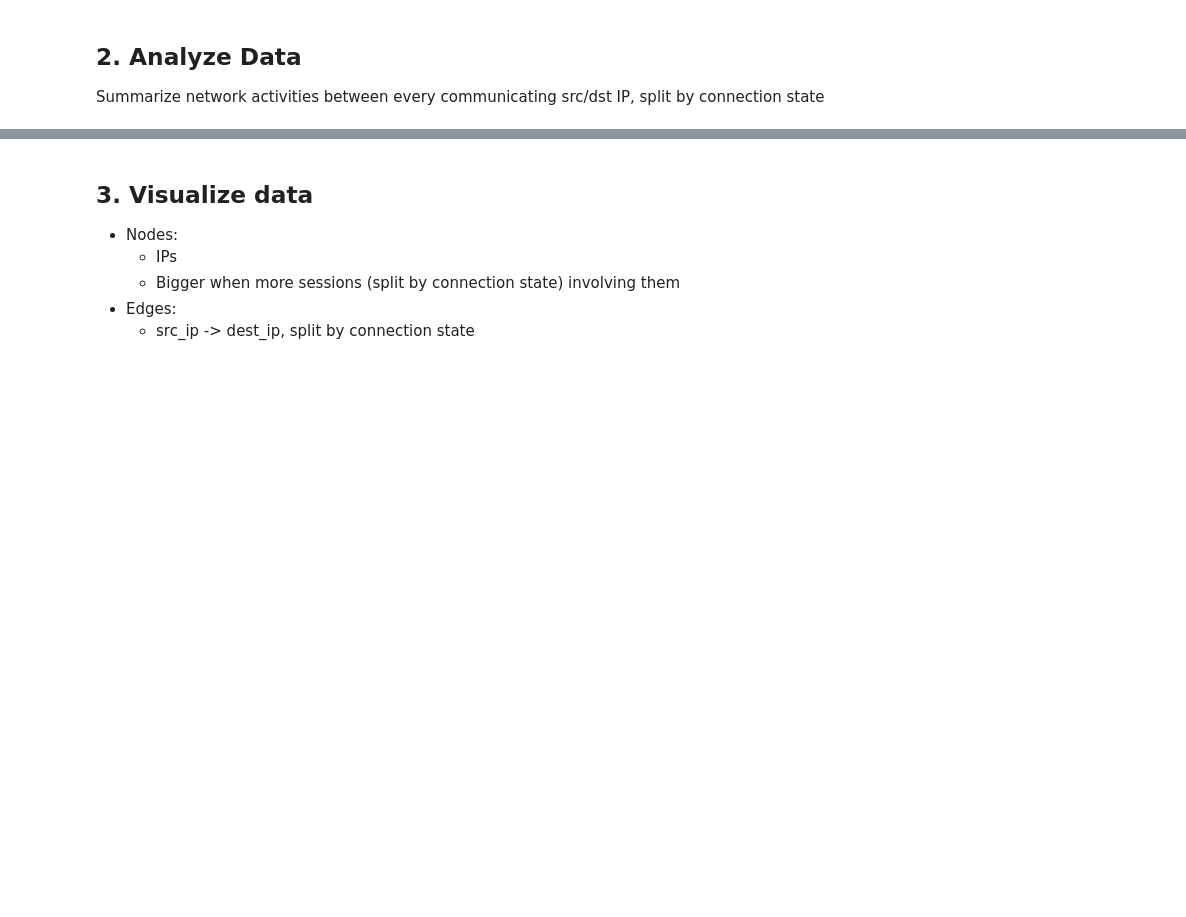
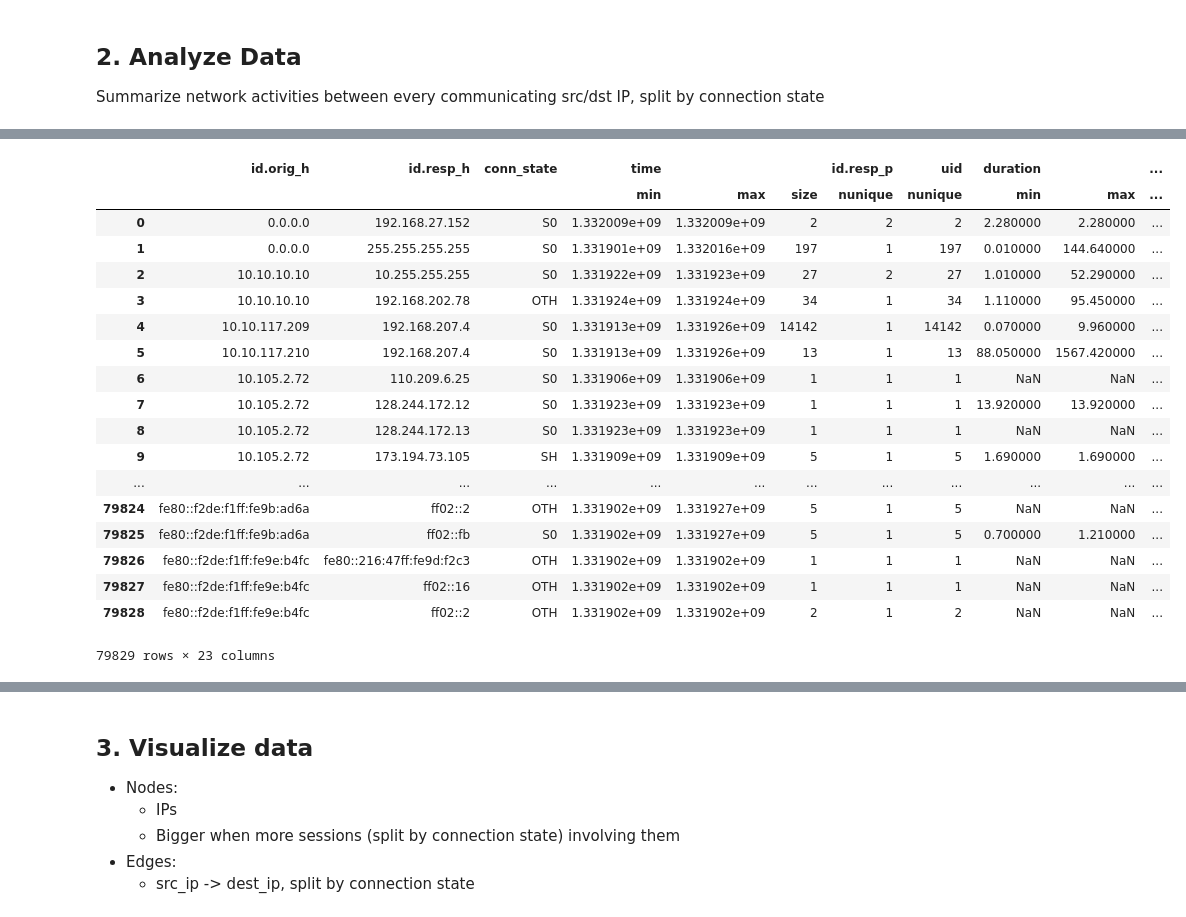
Before and after one commit to graphistry/pygraphistry, a Jupyter notebook: demos/demos_databases_apis/gpu_rapids/part_i_cpu_pandas.ipynb, the cells around one changed output, grey strips where cells are left out. Cells and saved outputs as stored; diff of their text form; code cells hidden in the pictures; blank space fills up the shorter version.

Commit message:
Avoid setting variables in %%time blocks, and fix link at end

```diff
--- a/demos/demos_databases_apis/gpu_rapids/part_i_cpu_pandas.ipynb
+++ b/demos/demos_databases_apis/gpu_rapids/part_i_cpu_pandas.ipynb
@@ -47,8 +47,7 @@ Wall time: 17min 45s
 # OPTIONAL: For slow devices, work on a subset
 #!awk 'NR % 20 == 0' < conn.log > conn-5pc.log
 # %%
-%%time
-df = pd.read_csv("./conn.log", sep="\t", header=None,
+df_thunk = lambda: pd.read_csv("./conn.log", sep="\t", header=None,
                  names=["time", "uid", "id.orig_h", "id.orig_p", "id.resp_h", "id.resp_p", "proto", "service",
                         "duration", "orig_bytes", "resp_bytes", "conn_state", "local_orig", "missed_bytes",
                         "history", "orig_pkts", "orig_ip_bytes", "resp_pkts", "resp_ip_bytes", "tunnel_parents"],
@@ -59,3 +79,5 @@ Wall time: 3.98 s
+# %%
+df = df_thunk()
 # %%
 df.sample(3)
 # %% [output]
@@ -68,8 +90,7 @@ df.sample(3)
 
 Summarize network activities between every communicating src/dst IP,  split by connection state
 # %%
-%%time
-df_summary = df\
+df_summary_thunk = lambda: df\
 .assign(
     sum_bytes=df.apply(lambda row: row['orig_bytes'] + row['resp_bytes'], axis=1))\
 .groupby(['id.orig_h', 'id.resp_h', 'conn_state'])\
@@ -82,9 +103,3 @@ df_summary = df\
     'resp_bytes': ['min', 'max', 'sum', 'mean'],
     'sum_bytes':  ['min', 'max', 'sum', 'mean']
 }).reset_index()
-
-df_summary.columns = [' '.join(col).strip() for col in df_summary.columns.values]
-df_summary = df_summary\
-.rename(columns={'time size': 'count'})\
-.assign(
-    conn_state_uid=df_summary.apply(lambda row: row['id.orig_h'] + '_' + row['id.resp_h'] + '_' + row['conn_state'], axis=1))
@@ -93,0 +106,4 @@ Wall time: 33.4 s
+# %%
+%%time
+df_summary_thunk()
+# %% [output]
@@ -93,0 +112,19 @@ Wall time: 33.4 s
+|  | id.orig_h | id.resp_h | conn_state | time |  |  | id.resp_p | uid | duration |  | ... |
+|  |  |  |  | min | max | size | nunique | nunique | min | max | ... |
+| 0 | 0.0.0.0 | 192.168.27.152 | S0 | 1.332009e+09 | 1.332009e+09 | 2 | 2 | 2 | 2.280000 | 2.280000 | ... |
+| 1 | 0.0.0.0 | 255.255.255.255 | S0 | 1.331901e+09 | 1.332016e+09 | 197 | 1 | 197 | 0.010000 | 144.640000 | ... |
+| 2 | 10.10.10.10 | 10.255.255.255 | S0 | 1.331922e+09 | 1.331923e+09 | 27 | 2 | 27 | 1.010000 | 52.290000 | ... |
+| 3 | 10.10.10.10 | 192.168.202.78 | OTH | 1.331924e+09 | 1.331924e+09 | 34 | 1 | 34 | 1.110000 | 95.450000 | ... |
+| 4 | 10.10.117.209 | 192.168.207.4 | S0 | 1.331913e+09 | 1.331926e+09 | 14142 | 1 | 14142 | 0.070000 | 9.960000 | ... |
+| 5 | 10.10.117.210 | 192.168.207.4 | S0 | 1.331913e+09 | 1.331926e+09 | 13 | 1 | 13 | 88.050000 | 1567.420000 | ... |
+| 6 | 10.105.2.72 | 110.209.6.25 | S0 | 1.331906e+09 | 1.331906e+09 | 1 | 1 | 1 | NaN | NaN | ... |
+| 7 | 10.105.2.72 | 128.244.172.12 | S0 | 1.331923e+09 | 1.331923e+09 | 1 | 1 | 1 | 13.920000 | 13.920000 | ... |
+| 8 | 10.105.2.72 | 128.244.172.13 | S0 | 1.331923e+09 | 1.331923e+09 | 1 | 1 | 1 | NaN | NaN | ... |
+| 9 | 10.105.2.72 | 173.194.73.105 | SH | 1.331909e+09 | 1.331909e+09 | 5 | 1 | 5 | 1.690000 | 1.690000 | ... |
+| ... | ... | ... | ... | ... | ... | ... | ... | ... | ... | ... | ... |
+| 79824 | fe80::f2de:f1ff:fe9b:ad6a | ff02::2 | OTH | 1.331902e+09 | 1.331927e+09 | 5 | 1 | 5 | NaN | NaN | ... |
+| 79825 | fe80::f2de:f1ff:fe9b:ad6a | ff02::fb | S0 | 1.331902e+09 | 1.331927e+09 | 5 | 1 | 5 | 0.700000 | 1.210000 | ... |
+| 79826 | fe80::f2de:f1ff:fe9e:b4fc | fe80::216:47ff:fe9d:f2c3 | OTH | 1.331902e+09 | 1.331902e+09 | 1 | 1 | 1 | NaN | NaN | ... |
+| 79827 | fe80::f2de:f1ff:fe9e:b4fc | ff02::16 | OTH | 1.331902e+09 | 1.331902e+09 | 1 | 1 | 1 | NaN | NaN | ... |
+| 79828 | fe80::f2de:f1ff:fe9e:b4fc | ff02::2 | OTH | 1.331902e+09 | 1.331902e+09 | 2 | 1 | 2 | NaN | NaN | ... |
+79829 rows × 23 columns
```
Also changed, not shown: parts of 12 cells of this notebook.
